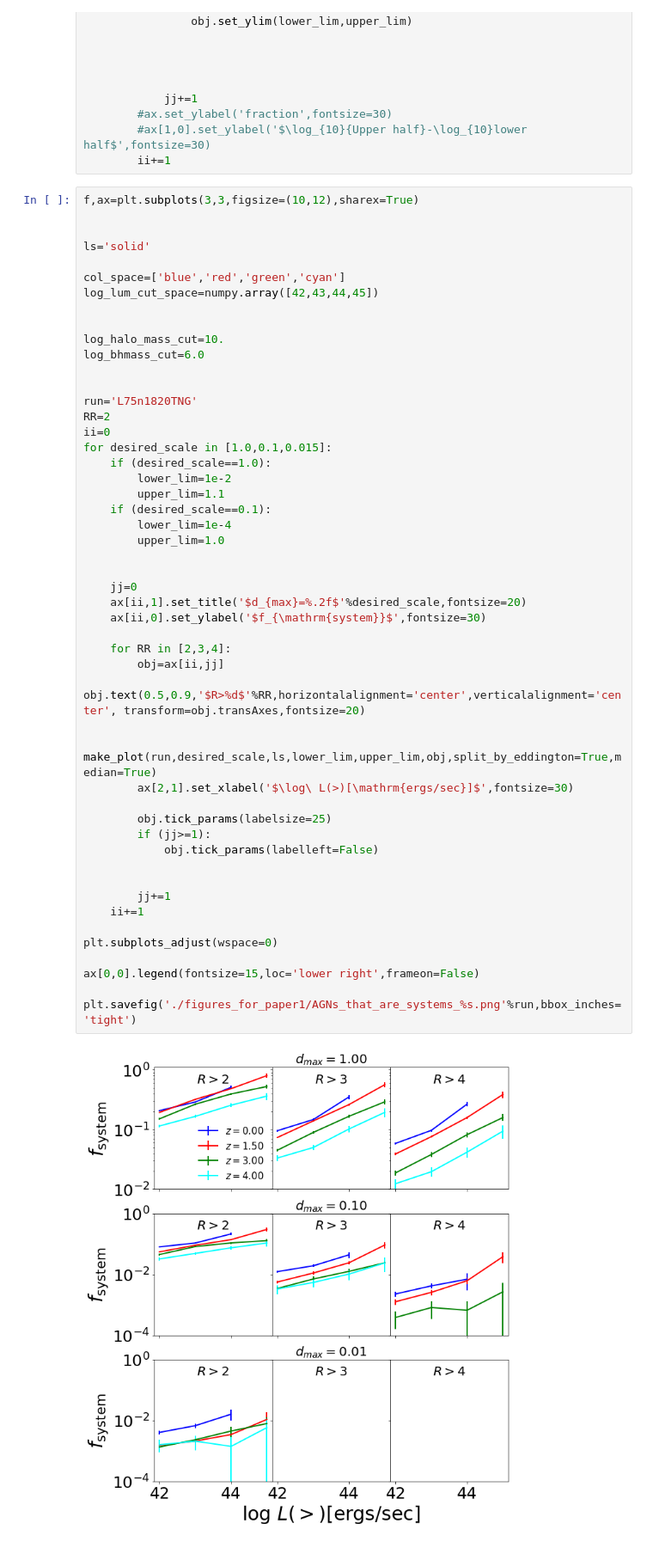
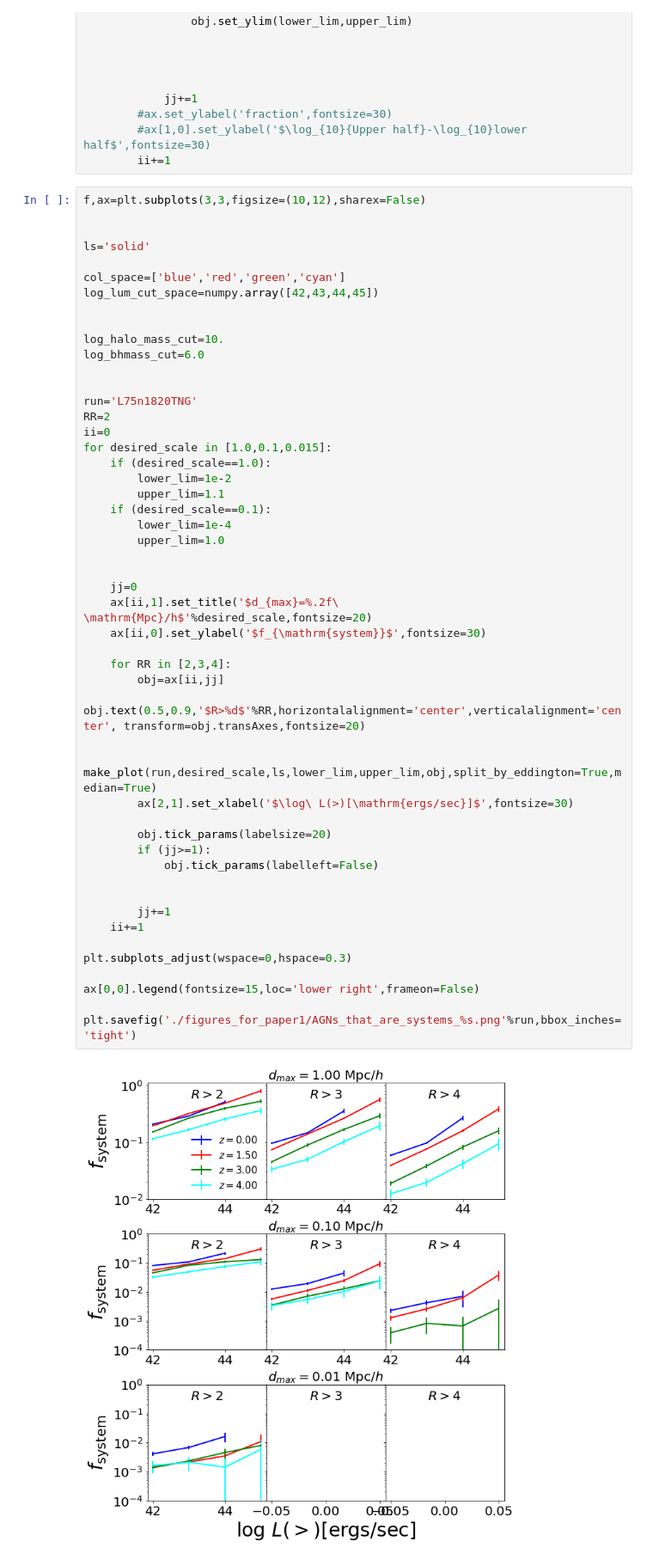
Before and after one commit to akbhowmi/Blackhole_systems_AGN_connection, a Jupyter notebook: Paper_black_systems_and_AGN_connection.ipynb, the cells around one changed output. Shown at 86% size. Saved outputs shown, nothing was run; the diff lists cells and outputs as text.

Commit message:
Added more plots

```diff
--- a/Paper_black_systems_and_AGN_connection.ipynb
+++ b/Paper_black_systems_and_AGN_connection.ipynb
@@ -724,7 +724,7 @@ def make_plot(run,desired_scale,ls,lower_lim,upper_lim,obj,split_by_eddington=Fa
         #ax[1,0].set_ylabel('$\log_{10}{Upper half}-\log_{10}lower half$',fontsize=30)
         ii+=1
 # %%
-f,ax=plt.subplots(3,3,figsize=(10,12),sharex=True)
+f,ax=plt.subplots(3,3,figsize=(10,12),sharex=False)
 
 
 ls='solid'
@@ -744,37 +744,37 @@ for desired_scale in [1.0,0.1,0.015]:
     if (desired_scale==1.0):
         lower_lim=1e-2
         upper_lim=1.1
     if (desired_scale==0.1):
         lower_lim=1e-4
         upper_lim=1.0
 
 
     jj=0
-    ax[ii,1].set_title('$d_{max}=%.2f$'%desired_scale,fontsize=20)
+    ax[ii,1].set_title('$d_{max}=%.2f\ \mathrm{Mpc}/h$'%desired_scale,fontsize=20)
     ax[ii,0].set_ylabel('$f_{\mathrm{system}}$',fontsize=30)
 
     for RR in [2,3,4]:
         obj=ax[ii,jj]
         obj.text(0.5,0.9,'$R>%d$'%RR,horizontalalignment='center',verticalalignment='center', transform=obj.transAxes,fontsize=20)
 
         make_plot(run,desired_scale,ls,lower_lim,upper_lim,obj,split_by_eddington=True,median=True)
         ax[2,1].set_xlabel('$\log\ L(>)[\mathrm{ergs/sec}]$',fontsize=30)
 
-        obj.tick_params(labelsize=25)
+        obj.tick_params(labelsize=20)
         if (jj>=1):
             obj.tick_params(labelleft=False)
 
 
         jj+=1
     ii+=1
 
-plt.subplots_adjust(wspace=0)
+plt.subplots_adjust(wspace=0,hspace=0.3)
 
 ax[0,0].legend(fontsize=15,loc='lower right',frameon=False)
 
 plt.savefig('./figures_for_paper1/AGNs_that_are_systems_%s.png'%run,bbox_inches='tight')
 # %% [output]
-[figure, old version]
+[figure, new version]
 # %%
 f,ax=plt.subplots(3,3,figsize=(10,12),sharex=True)
 
```
Also changed, not shown: parts of 9 cells of this notebook.
